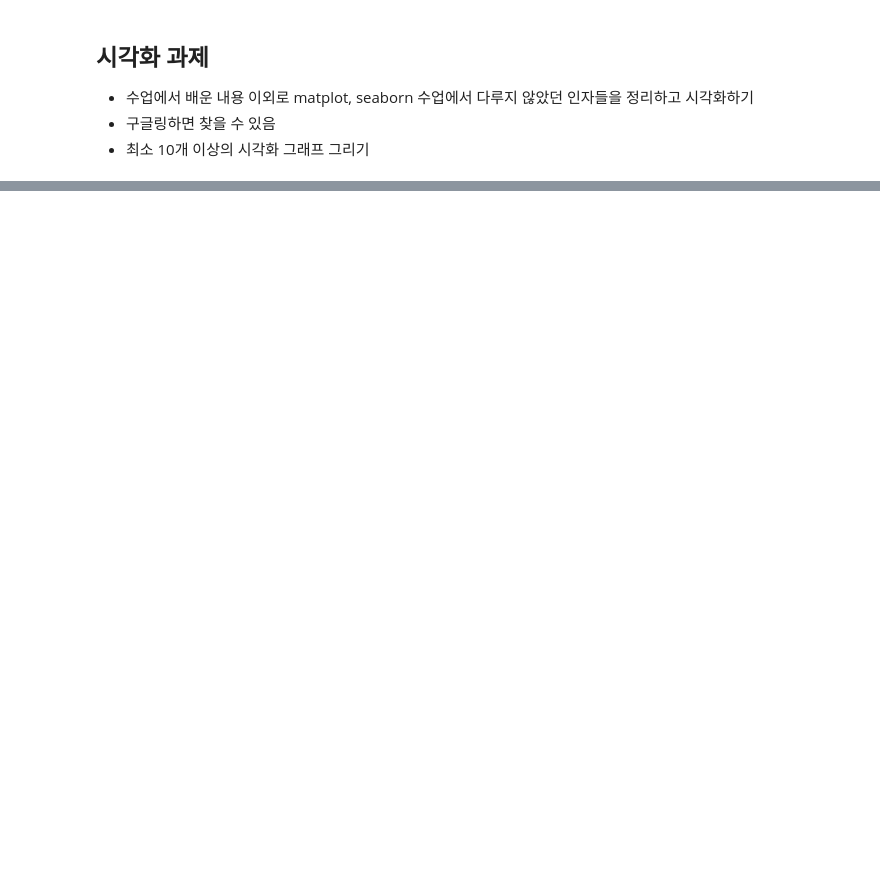
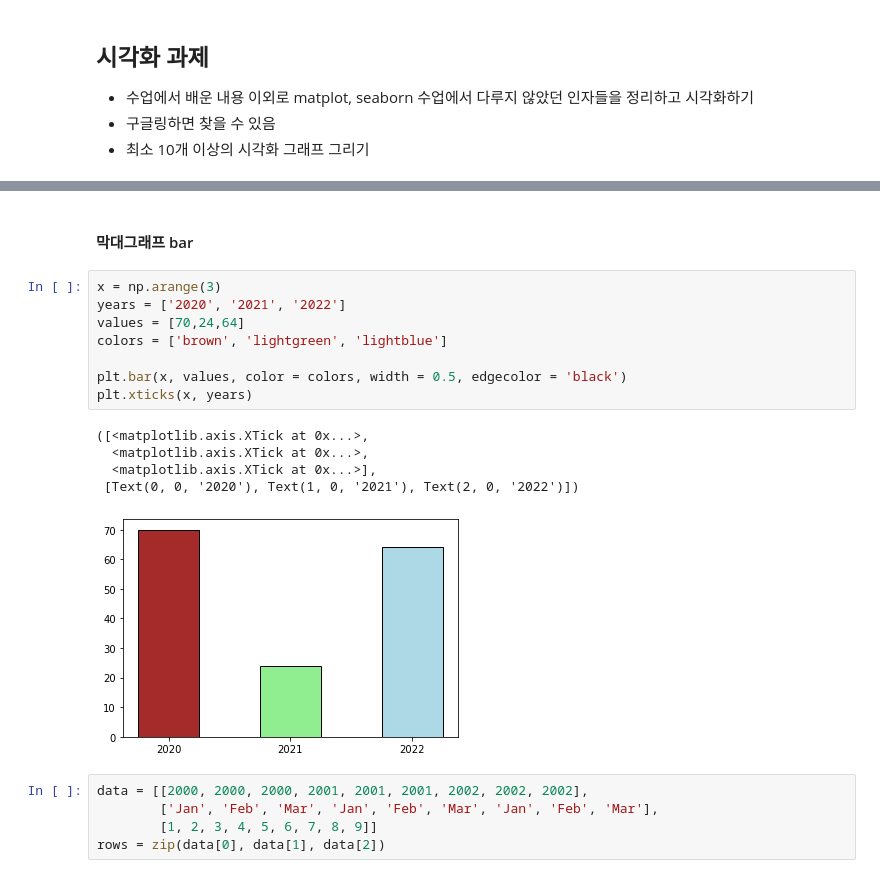
Before and after one commit to glwtr22/Data-Analtysis, a Jupyter notebook: 김조현_0918_과제제출_과제.ipynb, the cells around one changed output, grey strips where cells are left out. Saved outputs shown, nothing was run; the diff lists cells and outputs as text; blank space fills up the shorter version.

```diff
--- a/김조현_0918_과제제출_과제.ipynb
+++ b/김조현_0918_과제제출_과제.ipynb
@@ -17,0 +49,21 @@ plt.scatter(x, y, s = 30, marker = "d", alpha = 0.5)
+# %% [markdown]
+#### 막대그래프 bar
+# %%
+x = np.arange(3)
+years = ['2020', '2021', '2022']
+values = [70,24,64]
+colors = ['brown', 'lightgreen', 'lightblue']
+
+plt.bar(x, values, color = colors, width = 0.5, edgecolor = 'black')
+plt.xticks(x, years)
+# %% [output]
+([<matplotlib.axis.XTick at 0x...>,
+  <matplotlib.axis.XTick at 0x...>,
+  <matplotlib.axis.XTick at 0x...>],
+ [Text(0, 0, '2020'), Text(1, 0, '2021'), Text(2, 0, '2022')])
+[figure, added]
+# %%
+data = [[2000, 2000, 2000, 2001, 2001, 2001, 2002, 2002, 2002],
+        ['Jan', 'Feb', 'Mar', 'Jan', 'Feb', 'Mar', 'Jan', 'Feb', 'Mar'],
+        [1, 2, 3, 4, 5, 6, 7, 8, 9]]
+rows = zip(data[0], data[1], data[2])
```
Also changed, not shown: parts of 4 cells of this notebook, 7 other files.
